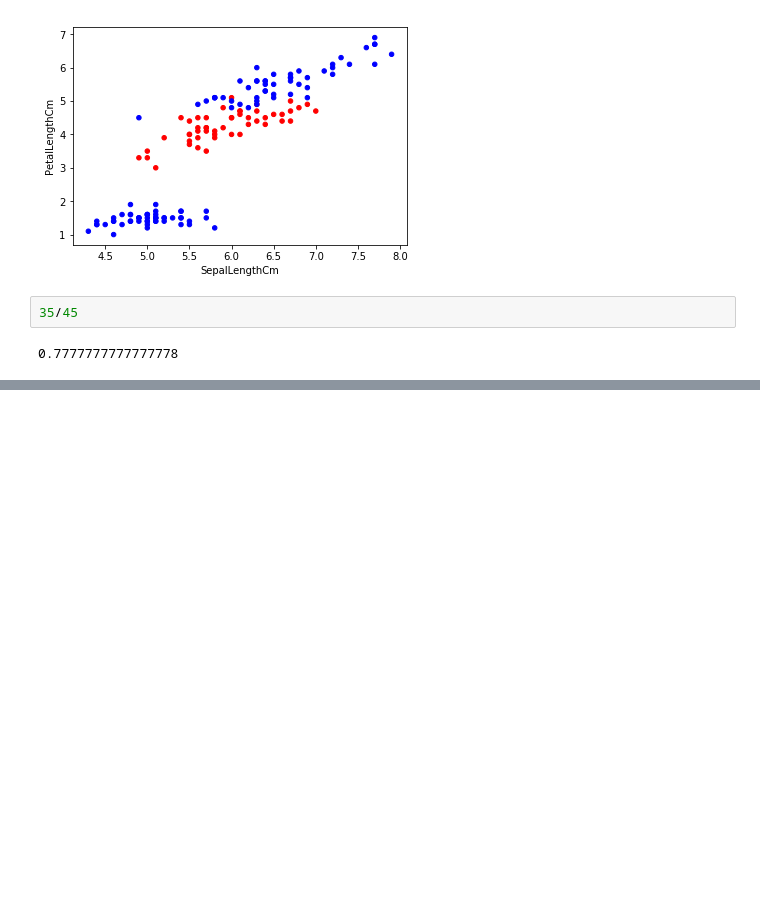
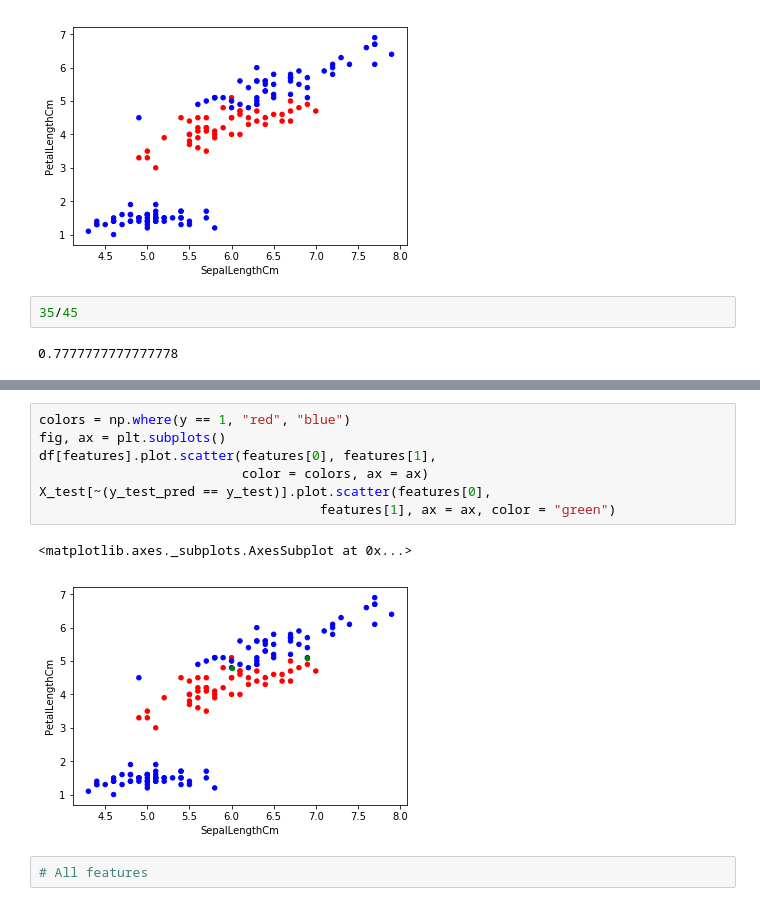
Before and after one commit to Akhileshkudla/demos, a Jupyter notebook: Day 4 - 01 Non linear classifier tensorflow.ipynb, the cells around one changed output, grey strips where cells are left out. Cells and saved outputs as stored; diff of their text form; blank space fills up the shorter version.

```diff
--- a/Day 4 - 01 Non linear classifier tensorflow.ipynb
+++ b/Day 4 - 01 Non linear classifier tensorflow.ipynb
@@ -182,0 +203,12 @@ accuracy Tensor("Mean:0", shape=(), dtype=float32)
+# %%
+colors = np.where(y == 1, "red", "blue")
+fig, ax = plt.subplots()
+df[features].plot.scatter(features[0], features[1],
+                          color = colors, ax = ax)
+X_test[~(y_test_pred == y_test)].plot.scatter(features[0],
+                                    features[1], ax = ax, color = "green")
+# %% [output]
+<matplotlib.axes._subplots.AxesSubplot at 0x...>
+[figure, added]
+# %%
+# All features
```
Also changed, not shown: parts of 5 cells of this notebook, 1 other file.
